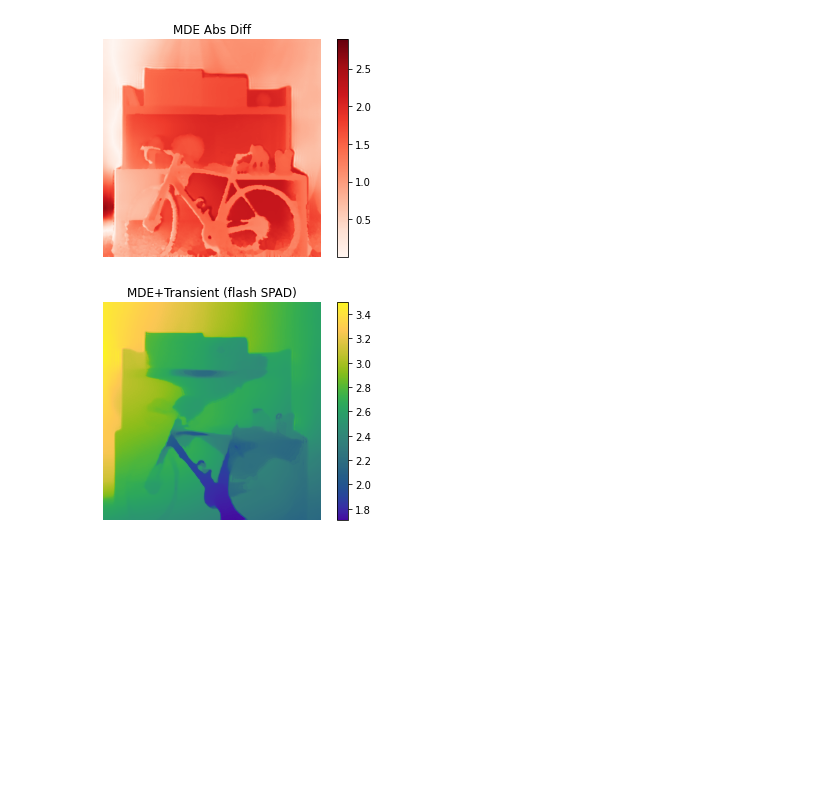
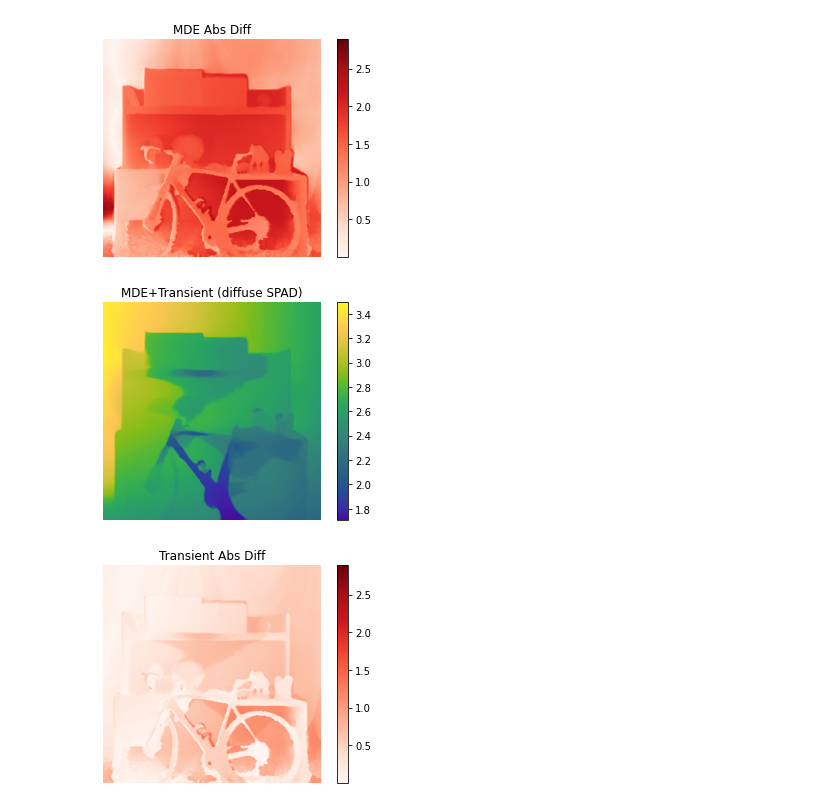
Before and after one commit to computational-imaging/single_spad_depth, a Jupyter notebook: diffused_example.ipynb, the cells around one changed output. Drawn from its saved outputs; the diff is of its cells as text; code cells hidden in the pictures; blank space fills up the shorter version.

```diff
--- a/diffused_example.ipynb
+++ b/diffused_example.ipynb
@@ -23,7 +23,7 @@ else:
     device = torch.device('cpu')
 # %%
 data_dir = Path('.')/'data'/'captured'/'raw'/'scanned_diffused'
-calib_dir = data_dir/'data'/'calib'
+calib_dir = data_dir/'calib'
 # %%
 # Load calibration data, kinect images
 def registration_depth_to_color(mx, my, color, depth, depth_q=0.01, color_q=0.002199):
@@ -78,7 +78,7 @@ with open(calib_dir/'ircameraparams.json') as f:
     ir_camera_params = json.load(f)
 fc_kinect_rgb = (color_camera_params['fx'], color_camera_params['fy'])
 
-a = np.load(data_dir/'data'/'experiment_2'/'kinect_2.npy', allow_pickle=True)[()]
+a = np.load(data_dir/'kinect.npy', allow_pickle=True)[()]
 crop = (200, 1080, 485, 1365)
 rgb = a['color']
 rgb_cropped = rgb[crop[0]:crop[1], crop[2]:crop[3], :]
@@ -114,7 +114,7 @@ plt.title('Image');
 [figure]
 # %%
 # Experiment setup
-cond = 'flash'  # 'flash' or 'scan'
+cond = 'diffuse'  # 'diffuse' or 'scanned'
 n_sec = 1       # Integration time in sec for flash dataset
 bin_width_ps = 16
 bin_width_m = bin_width_ps * 3e8 / (2 * 1e12)
@@ -158,8 +158,8 @@ mde_transient = MDETransient(mde_model=mde_model,
 )
 
 # Load SPAD
-data = np.load(data_dir/'data'/'experiment_2'/f'{cond}_lights_on.npy')
-if cond == 'flash':
+data = np.load(data_dir/f'{cond}_spad.npy')
+if cond == 'diffuse':
     spad = np.sum(data[:n_sec, min_depth_bin:max_depth_bin], axis=0).astype(np.float32)
 else:
     scan_dz = 0.01  # spad offset from calib/geometry.txt
@@ -207,9 +207,11 @@ plt.title(f'MDE+Transient ({cond} SPAD)')
 plt.colorbar()
 plt.axis('off');
 # %% [output]
-[figure, old version]
+[figure, new version]
 # %%
-plt.imshow(mde_diff, cmap=mpl.cm.get_cmap('Reds'))
-plt.title('MDE Abs Diff')
+plt.imshow(transient_diff, cmap=mpl.cm.get_cmap('Reds'), norm=diff_norm)
+plt.title('Transient Abs Diff')
 plt.colorbar()
 plt.axis('off');
+# %% [output]
+[figure, added]
```
Also changed, not shown: parts of 1 cell of this notebook, 12 other files.
